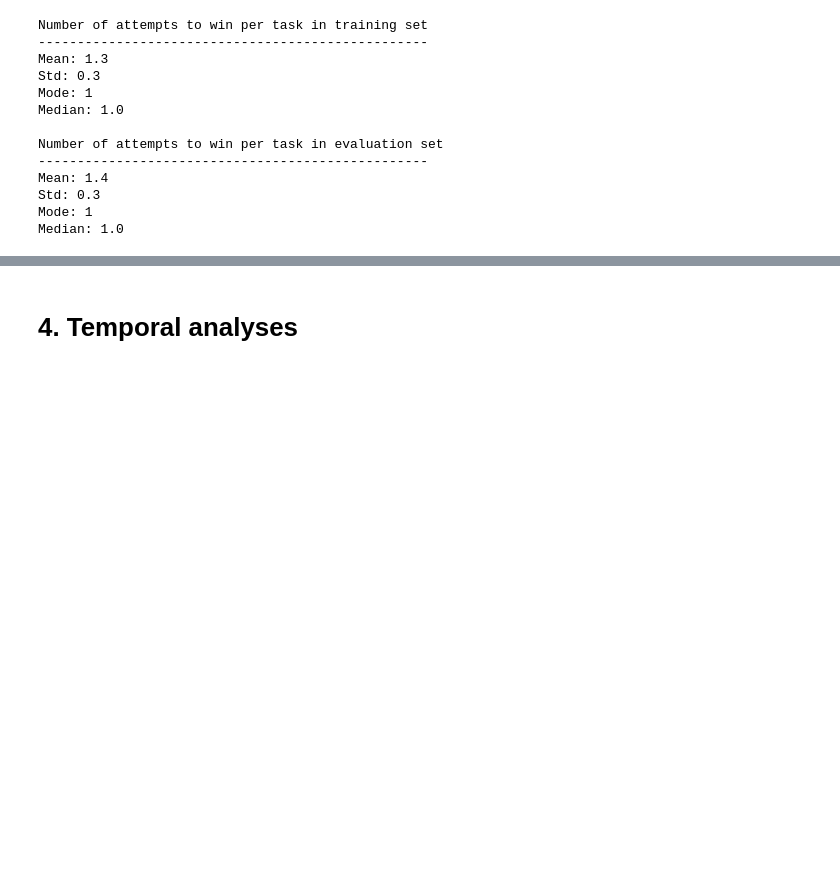
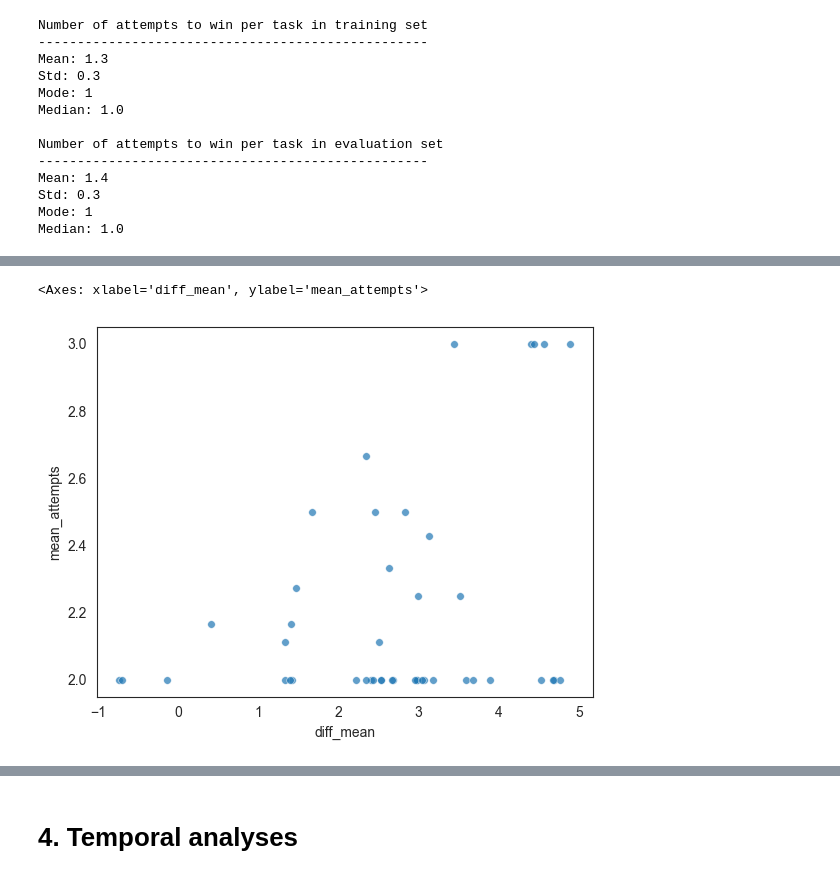
Before and after one commit to Le-Gris/h-arc, a Jupyter notebook: analysis/1-basic-results.ipynb, the cells around one changed output, grey strips where cells are left out. Cells and saved outputs as stored; diff of their text form; code cells hidden in the pictures; blank space fills up the shorter version.

```diff
--- a/analysis/1-basic-results.ipynb
+++ b/analysis/1-basic-results.ipynb
@@ -671,0 +715,18 @@ Median: 1.0
+# %%
+mean_irt_attempts = (
+    irt_diff.rename({"tasks": "task_name"})
+    .join(attempts_per_task_mean, on="task_name")
+    .select("task_name", "mean_attempts", "diff_mean")
+)
+# %%
+# plot scatter
+sns.scatterplot(
+    data=mean_irt_attempts.filter(pl.col("mean_attempts") >= 2),
+    x="diff_mean",
+    y="mean_attempts",
+    alpha=0.7,
+    s=30,
+)
+# %% [output]
+<Axes: xlabel='diff_mean', ylabel='mean_attempts'>
+[figure, added]
```
Also changed, not shown: parts of 9 cells of this notebook, 11 other files.
